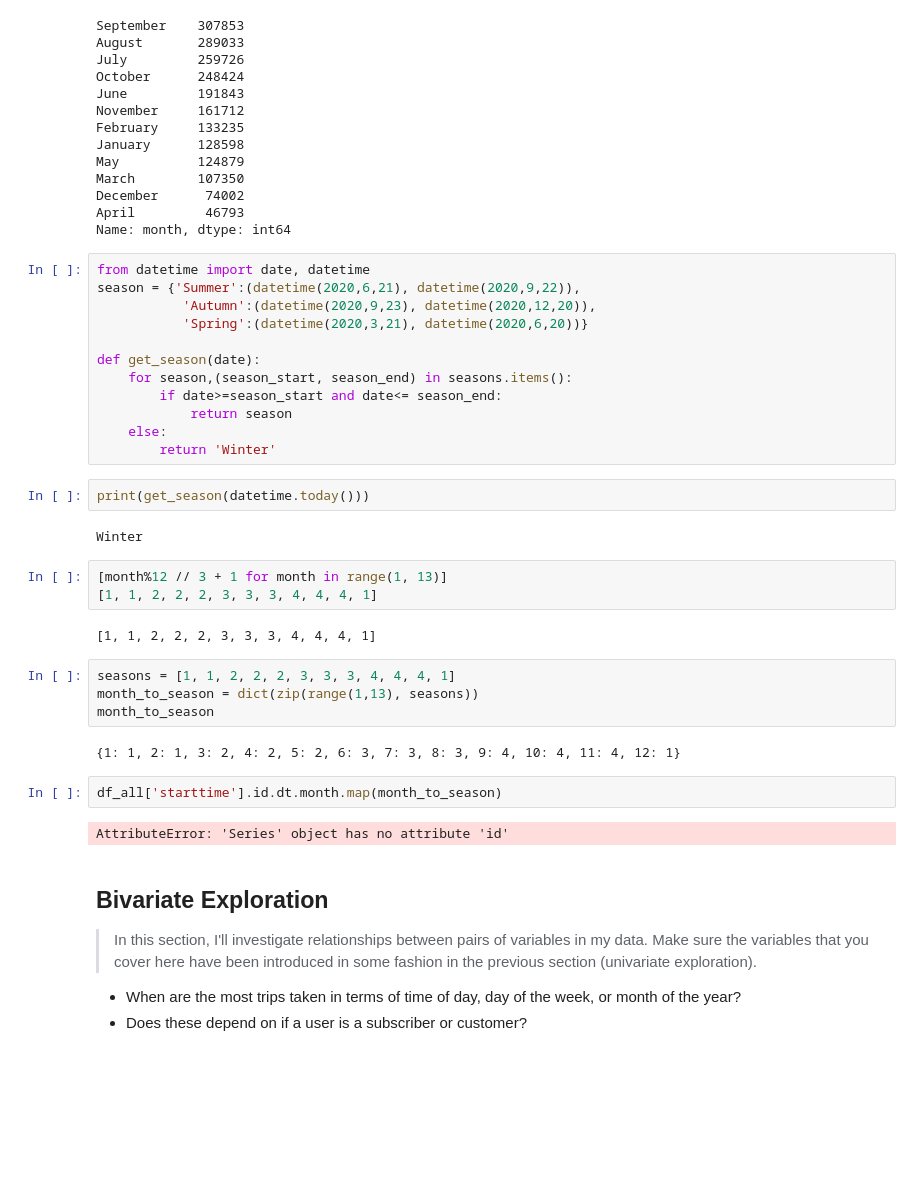
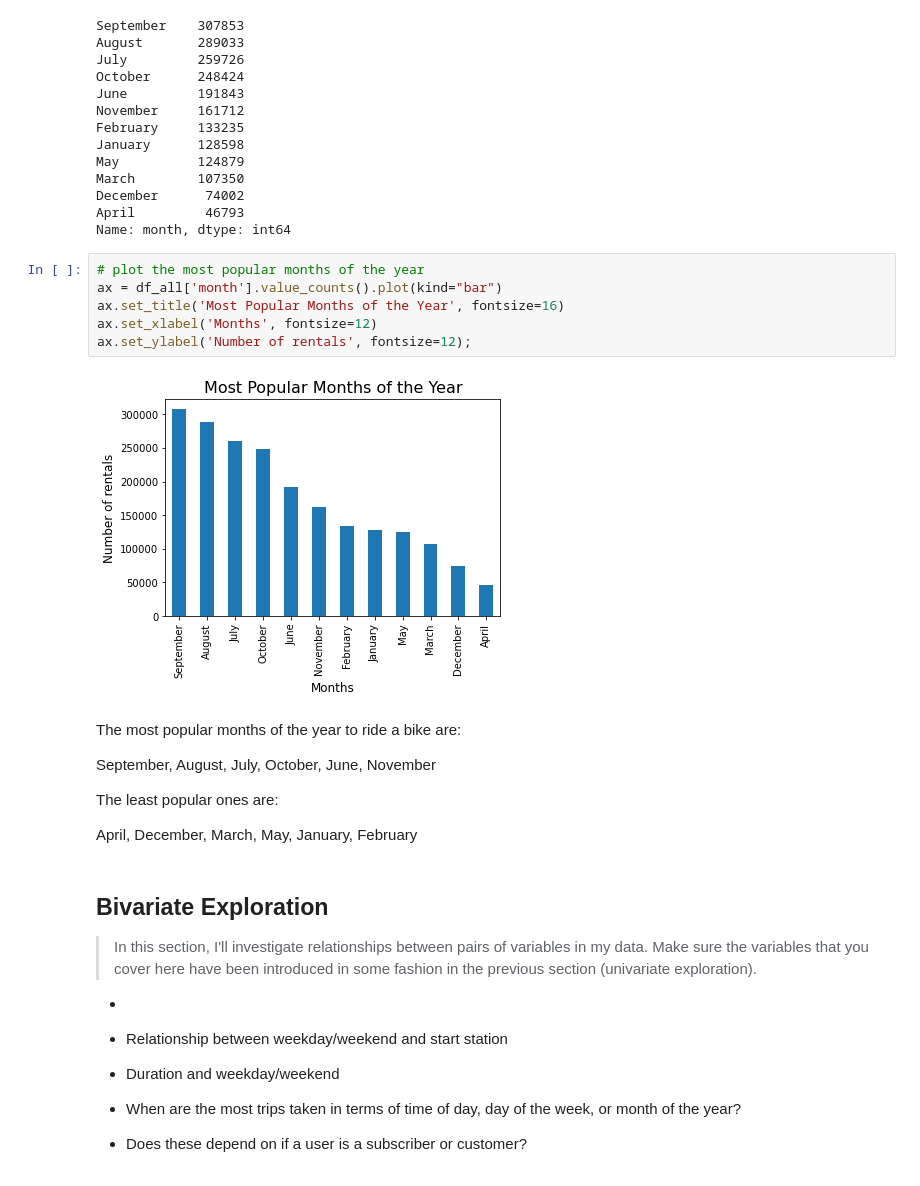
Before and after one commit to lillaszulyovszky/udacity-project-bikesharing-data-in-boston, a Jupyter notebook: bikesharing.ipynb, the cells around one changed output. Drawn from its saved outputs; the diff is of its cells as text; blank space fills up the shorter version.

```diff
--- a/bikesharing.ipynb
+++ b/bikesharing.ipynb
@@ -1388,42 +1392,33 @@ March        107350
 December      74002
 April         46793
 Name: month, dtype: int64
-# %%
-from datetime import date, datetime
-season = {'Summer':(datetime(2020,6,21), datetime(2020,9,22)),
-           'Autumn':(datetime(2020,9,23), datetime(2020,12,20)),
-           'Spring':(datetime(2020,3,21), datetime(2020,6,20))}
-
-def get_season(date):
-    for season,(season_start, season_end) in seasons.items():
-        if date>=season_start and date<= season_end:
-            return season
-    else:
-        return 'Winter'
-# %%
-print(get_season(datetime.today()))
-# %% [output]
-Winter
-# %%
-[month%12 // 3 + 1 for month in range(1, 13)]
-[1, 1, 2, 2, 2, 3, 3, 3, 4, 4, 4, 1]
-# %% [output]
-[1, 1, 2, 2, 2, 3, 3, 3, 4, 4, 4, 1]
-# %%
-seasons = [1, 1, 2, 2, 2, 3, 3, 3, 4, 4, 4, 1]
-month_to_season = dict(zip(range(1,13), seasons))
-month_to_season
-# %% [output]
-{1: 1, 2: 1, 3: 2, 4: 2, 5: 2, 6: 3, 7: 3, 8: 3, 9: 4, 10: 4, 11: 4, 12: 1}
-# %%
-df_all['starttime'].id.dt.month.map(month_to_season)
-# %% [output]
-AttributeError: 'Series' object has no attribute 'id'
+# %%
+# plot the most popular months of the year
+ax = df_all['month'].value_counts().plot(kind="bar")
+ax.set_title('Most Popular Months of the Year', fontsize=16)
+ax.set_xlabel('Months', fontsize=12)
+ax.set_ylabel('Number of rentals', fontsize=12);
+# %% [output]
+[figure, added]
+# %% [markdown]
+The most popular months of the year to ride a bike are:
+
+September, August, July, October, June, November
+
+The least popular ones are:
+
+April, December, March, May, January, February
 # %% [markdown]
 ## Bivariate Exploration
 
 > In this section, I'll investigate relationships between pairs of variables in my data. Make sure the variables that you cover here have been introduced in some
 fashion in the previous section (univariate exploration).
+-
+
+- Relationship between weekday/weekend and start station
+- Duration and weekday/weekend
+
+
 
 - When are the most trips taken in terms of time of day, day of the week, or month of the year?
 - Does these depend on if a user is a subscriber or customer?
```
Also changed, not shown: parts of 4 cells of this notebook.
